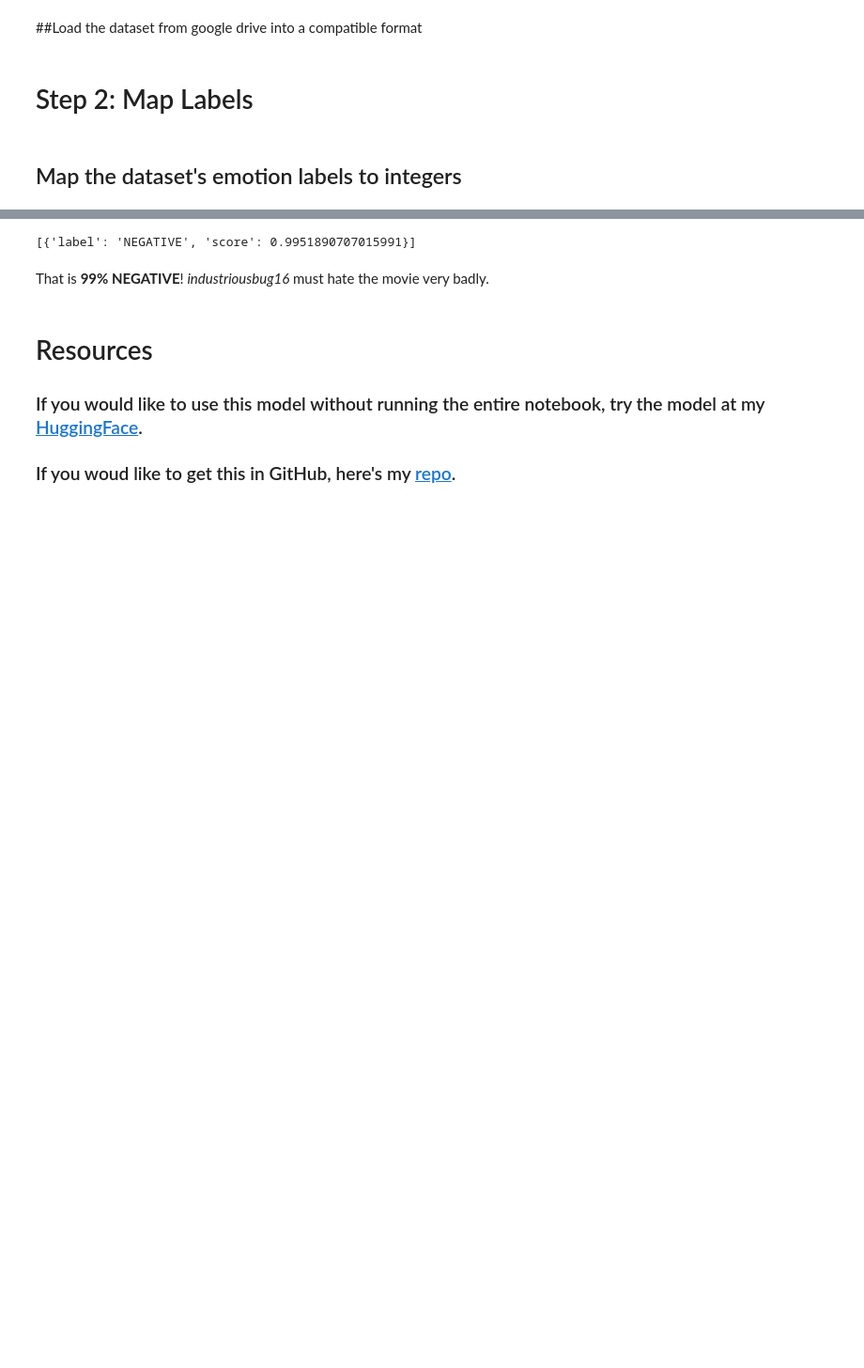
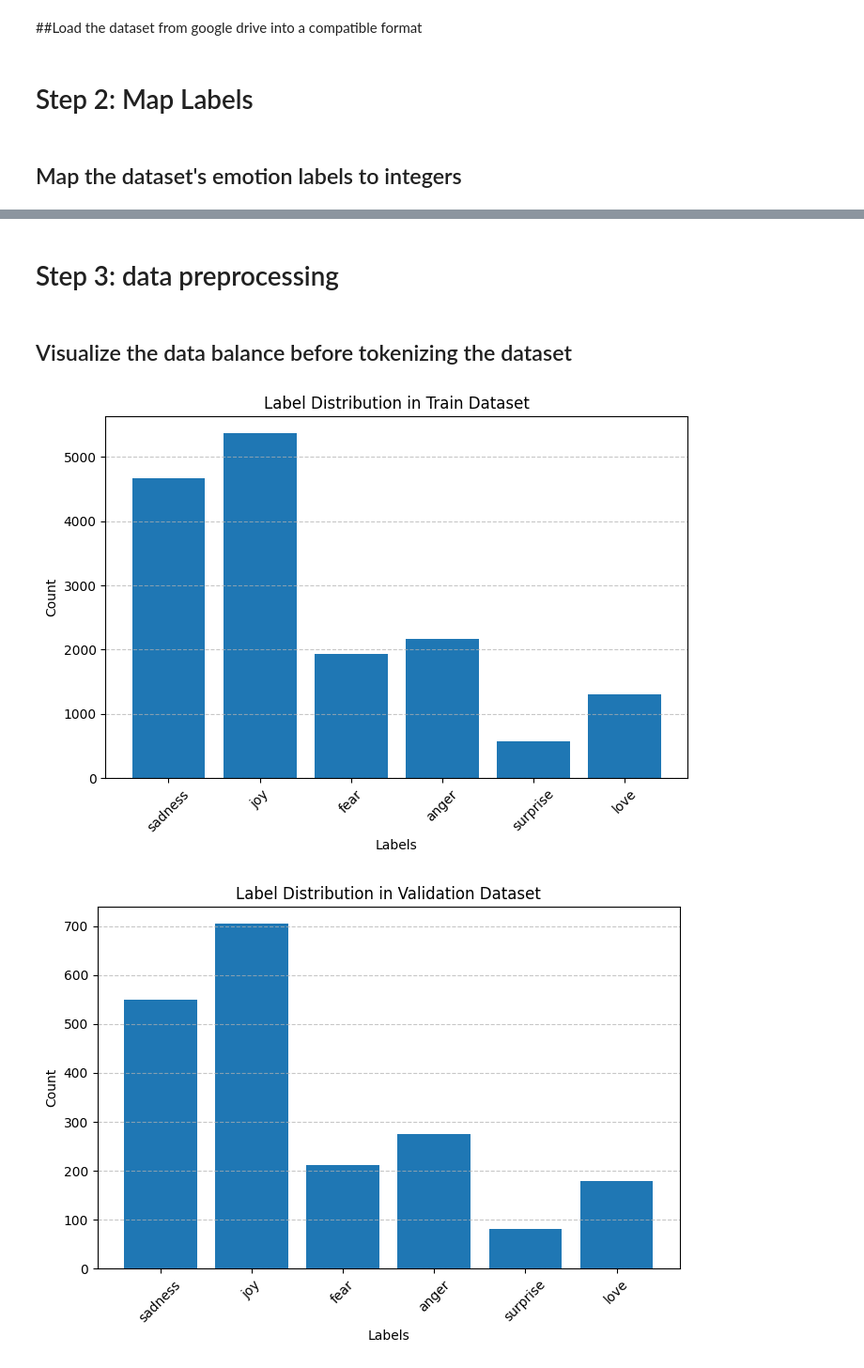
Before and after one commit to HamorHam/IAT_360-Fine-tune-NLP-model, a Jupyter notebook: FinalProject.ipynb, the cells around one changed output, grey strips where cells are left out. Shown: that part at 94% size. Saved outputs shown, nothing was run; the diff lists cells and outputs as text; code cells hidden in the pictures; blank space fills up the shorter version.

```diff
--- a/FinalProject.ipynb
+++ b/FinalProject.ipynb
@@ -299,28 +47,29 @@ That is **99% POSITIVE**! *justinvitelli* loves the movie!
-# %%
-# let's see how our model classifies a bad review
-# this is from 'industriousbug16' (https://www.imdb.com/review/rw8998214)
-
-review = """
-Flat, visual noise.
-Fundamentally incurious. Potentially injurious.
-The mystique generated by the characters in the games is here raked over and presented
-haphazardly by hacks.
-A hobbled attempt to explain a long and random evolution of characters who were never meant
-to be narratised fails.
-Doing it well is near impossible when you insist on EVERY LITTLE BIT OF LORE,
-from the last forty years being shoehorned into 90 minutes.
-Makes little sense, shamelessly leans on member berries to stimulate older viewers but offers
-nothing else.
-I feel sad for the animators who did a sterling job, but to no end as this movie has no soul.
-"""
-sentiment_classifier(review)
-# %% [output]
-[{'label': 'NEGATIVE', 'score': 0.9951890707015991}]
-# %% [markdown]
-That is **99% NEGATIVE**! *industriousbug16* must hate the movie very badly.
-# %% [markdown]
-# Resources
-
-### If you would like to use this model without running the entire notebook, try the model at my [HuggingFace](https://huggingface.co/wesleyacheng/movie-review-sentiment-classifier-with-bert).
-
-### If you woud like to get this in GitHub, here's my [repo](https://github.com/wesleyacheng/movie-review-sentiment-classifier-with-bert).
+# %% [markdown]
+# Step 3: data preprocessing
+# %% [markdown]
+## Visualize the data balance before tokenizing the dataset
+# %%
+import matplotlib.pyplot as plt
+import numpy as np
+
+def plot_label_distribution(data, dataset_name):
+    # Ensure all labels are included even if some have 0 instances
+    label_counts = data['label'].value_counts().reindex(range(6), fill_value=0)
+    labels = ['sadness', 'joy', 'fear', 'anger', 'surprise', 'love']
+
+    plt.figure(figsize=(8, 5))
+    plt.bar(labels, label_counts)
+    plt.title(f'Label Distribution in {dataset_name} Dataset')
+    plt.xlabel('Labels')
+    plt.ylabel('Count')
+    plt.xticks(rotation=45)
+    plt.grid(axis='y', linestyle='--', alpha=0.7)
+    plt.show()
+
+# Plot for each dataset
+plot_label_distribution(train_data, 'Train')
+plot_label_distribution(val_data, 'Validation')
+plot_label_distribution(test_data, 'Test')
+# %% [output]
+[figure, added]
+[figure, added]
```
Also changed, not shown: parts of 48 cells of this notebook.
